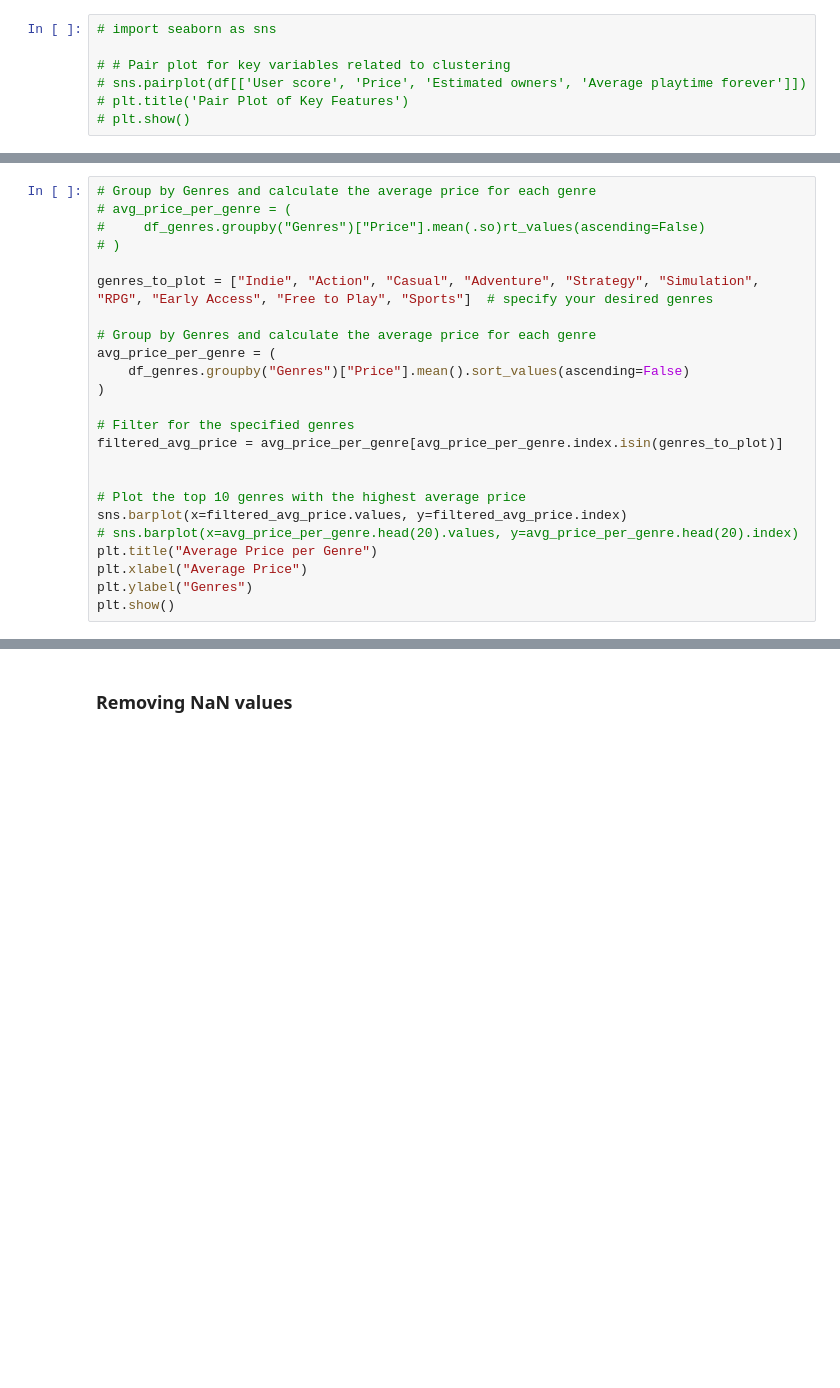
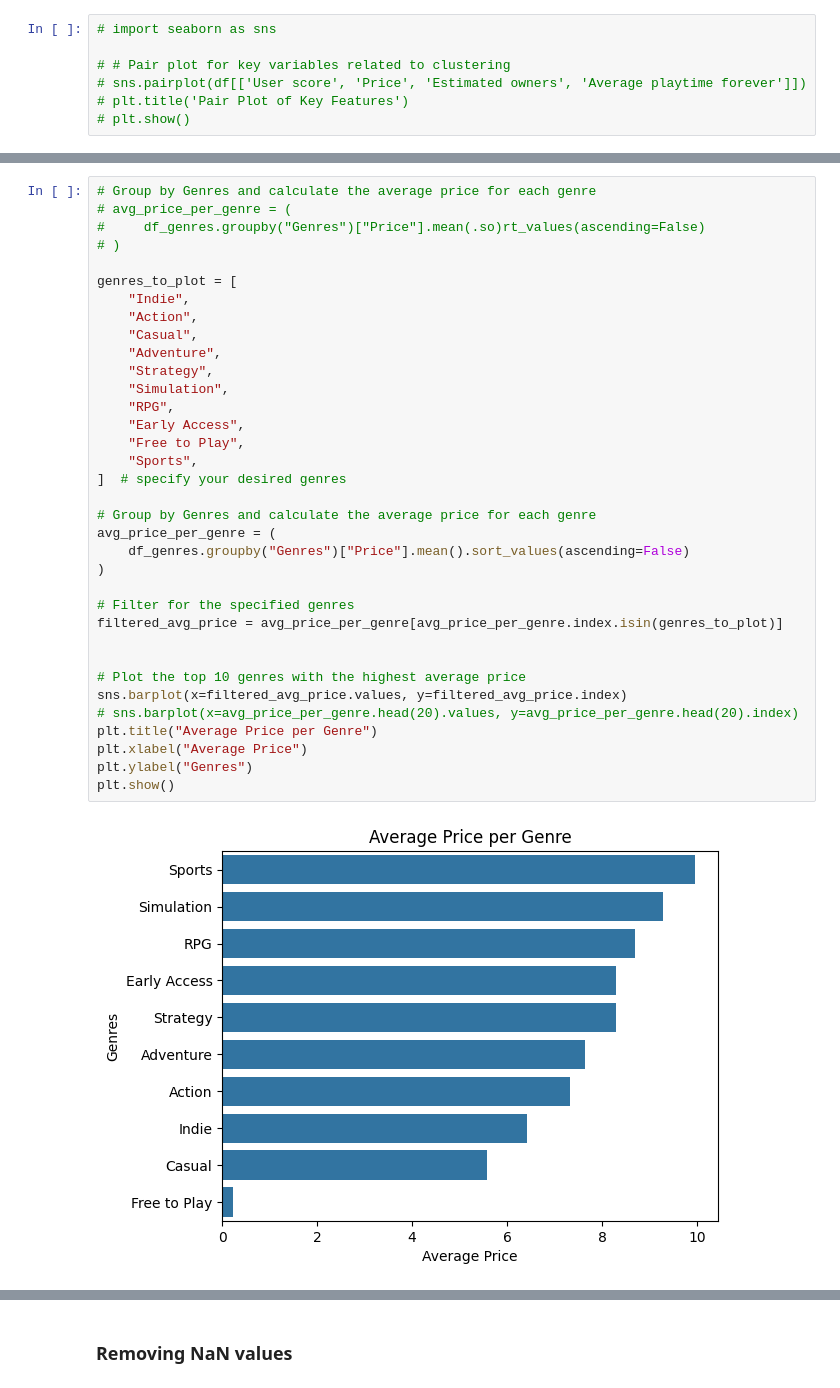
Before and after one commit to arina-sbz/games-cluster-analysis, a Jupyter notebook: games_analysis.ipynb, the cells around one changed output, grey strips where cells are left out. Saved outputs shown, nothing was run; the diff lists cells and outputs as text; blank space fills up the shorter version.

```diff
--- a/games_analysis.ipynb
+++ b/games_analysis.ipynb
@@ -348,27 +468,40 @@ plt.show()
 # %%
 # Group by Genres and calculate the average price for each genre
 # avg_price_per_genre = (
 #     df_genres.groupby("Genres")["Price"].mean(.so)rt_values(ascending=False)
 # )
 
-genres_to_plot = ["Indie", "Action", "Casual", "Adventure", "Strategy", "Simulation", "RPG", "Early Access", "Free to Play", "Sports"]  # specify your desired genres
+genres_to_plot = [
+    "Indie",
+    "Action",
+    "Casual",
+    "Adventure",
+    "Strategy",
+    "Simulation",
+    "RPG",
+    "Early Access",
+    "Free to Play",
+    "Sports",
+]  # specify your desired genres
 
 # Group by Genres and calculate the average price for each genre
 avg_price_per_genre = (
     df_genres.groupby("Genres")["Price"].mean().sort_values(ascending=False)
 )
 
 # Filter for the specified genres
 filtered_avg_price = avg_price_per_genre[avg_price_per_genre.index.isin(genres_to_plot)]
 
 
 # Plot the top 10 genres with the highest average price
 sns.barplot(x=filtered_avg_price.values, y=filtered_avg_price.index)
 # sns.barplot(x=avg_price_per_genre.head(20).values, y=avg_price_per_genre.head(20).index)
 plt.title("Average Price per Genre")
 plt.xlabel("Average Price")
 plt.ylabel("Genres")
 plt.show()
+# %% [output]
+[figure, added]
 # %%
 # Create bins for Price ranges
 df_genres["Price Range"] = pd.cut(
```
Also changed, not shown: parts of 33 cells of this notebook.
